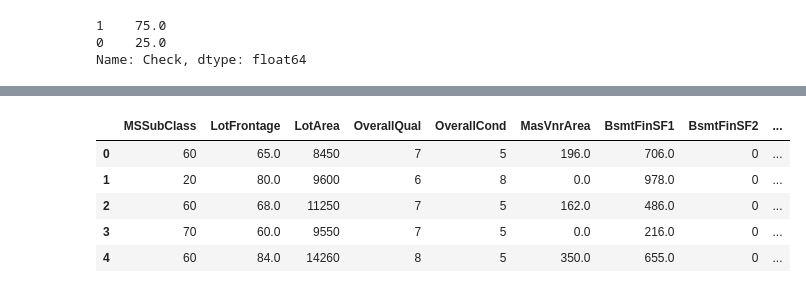
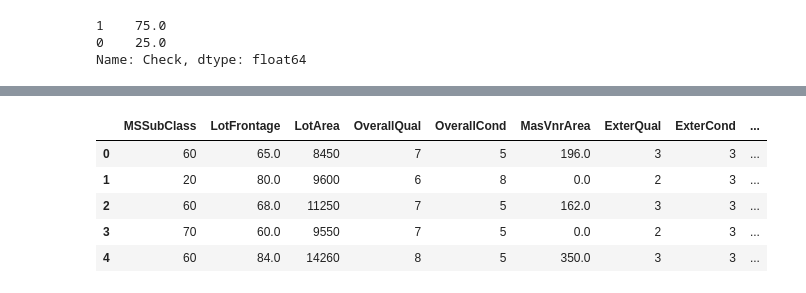
Before and after one commit to giannisbasa/House-Prices, a Jupyter notebook: House_Prices copy.ipynb, the cells around one changed output, grey strips where cells are left out. Drawn from its saved outputs; the diff is of its cells as text; code cells hidden in the pictures.

```diff
--- a/House_Prices copy.ipynb
+++ b/House_Prices copy.ipynb
@@ -1249,22 +1363,42 @@ Shape of the dataset:  (1460, 67)
+# %%
+# Function for scaling
+def scale_condition(x):
+    if x == "No Fireplace":
+        return 1
+    elif x == "Po":
+        return 2
+    elif x == "Fa":
+        return 3
+    elif x == 'TA':
+        return 4
+    elif x == 'Gd':
+        return 5
+    elif x == 'Ex':
+        return 6
+
+# Scale
+train_6["FireplaceQu"] = train_6["FireplaceQu"].apply(scale_condition)
 # %%
 # Select the numeric features for scaling
 num_columns = train_6.select_dtypes(exclude='object').columns
 num_columns_1 = ['MSSubClass', 'LotFrontage', 'LotArea', 'OverallQual',
-       'OverallCond', 'MasVnrArea', 'BsmtFinSF1', 'BsmtFinSF2', 'BsmtUnfSF',
-       'TotalBsmtSF', '1stFlrSF', '2ndFlrSF', 'GrLivArea', 'BsmtFullBath',
-       'BsmtHalfBath', 'FullBath', 'HalfBath', 'BedroomAbvGr', 'TotRmsAbvGrd',
-       'Fireplaces', 'GarageCars', 'GarageArea', 'WoodDeckSF', 'OpenPorchSF',
-       'EnclosedPorch', 'ScreenPorch',
-       'YrSold_YearBuilt', 'YrSold_YearRemodAdd', 'YrSold_GarageYrBlt']
+       'OverallCond', 'MasVnrArea', 'ExterQual', 'ExterCond', 'BsmtQual',
+       'BsmtCond', 'BsmtFinSF1', 'BsmtFinSF2', 'BsmtUnfSF', 'TotalBsmtSF',
+       'HeatingQC', '1stFlrSF', '2ndFlrSF', 'GrLivArea', 'BsmtFullBath',
+       'BsmtHalfBath', 'FullBath', 'HalfBath', 'BedroomAbvGr', 'KitchenQual',
+       'TotRmsAbvGrd', 'Fireplaces', 'FireplaceQu', 'GarageCars', 'GarageArea',
+       'GarageQual', 'GarageCond', 'WoodDeckSF', 'OpenPorchSF',
+       'EnclosedPorch', 'ScreenPorch', 'SalePrice', 'YrSold_YearBuilt',
+       'YrSold_YearRemodAdd', 'YrSold_GarageYrBlt']
 
 train_6[num_columns_1].head()
 # %% [output]
-|  | MSSubClass | LotFrontage | LotArea | OverallQual | OverallCond | MasVnrArea | BsmtFinSF1 | BsmtFinSF2 | ... |
-| 0 | 60 | 65.0 | 8450 | 7 | 5 | 196.0 | 706.0 | 0 | ... |
-| 1 | 20 | 80.0 | 9600 | 6 | 8 | 0.0 | 978.0 | 0 | ... |
-| 2 | 60 | 68.0 | 11250 | 7 | 5 | 162.0 | 486.0 | 0 | ... |
-| 3 | 70 | 60.0 | 9550 | 7 | 5 | 0.0 | 216.0 | 0 | ... |
-| 4 | 60 | 84.0 | 14260 | 8 | 5 | 350.0 | 655.0 | 0 | ... |
+|  | MSSubClass | LotFrontage | LotArea | OverallQual | OverallCond | MasVnrArea | ExterQual | ExterCond | ... |
+| 0 | 60 | 65.0 | 8450 | 7 | 5 | 196.0 | 3 | 3 | ... |
+| 1 | 20 | 80.0 | 9600 | 6 | 8 | 0.0 | 2 | 3 | ... |
+| 2 | 60 | 68.0 | 11250 | 7 | 5 | 162.0 | 3 | 3 | ... |
+| 3 | 70 | 60.0 | 9550 | 7 | 5 | 0.0 | 2 | 3 | ... |
+| 4 | 60 | 84.0 | 14260 | 8 | 5 | 350.0 | 3 | 3 | ... |
 # %%
 # Create the scaler
 scaler = StandardScaler()
```
Also changed, not shown: parts of 16 cells of this notebook.
